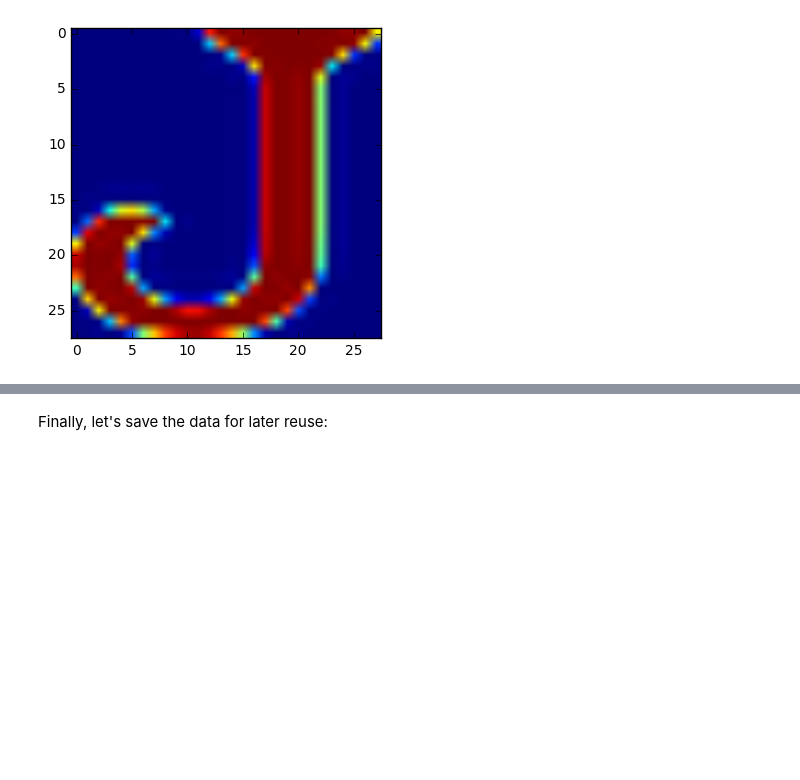
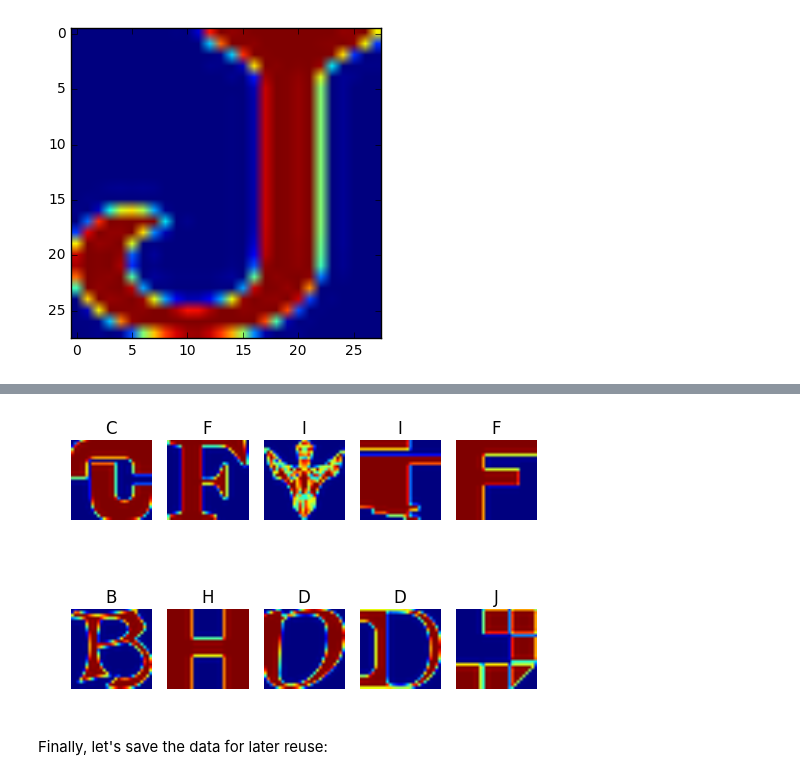
Before and after one commit to ShraddhaSurana/DeepLearning-Udacity, a Jupyter notebook: 1_notmnist.ipynb, the cells around one changed output, grey strips where cells are left out. Drawn from its saved outputs; the diff is of its cells as text; code cells hidden in the pictures; blank space fills up the shorter version.

```diff
--- a/1_notmnist.ipynb
+++ b/1_notmnist.ipynb
@@ -454,3 +457,7 @@ ValueError: num must be 1 <= num <= 8, not 9
+# %%
+display_images_after_shuffle(valid_dataset, valid_labels)
+# %% [output]
+[figure, added]
 # %% [markdown]
 Finally, let's save the data for later reuse:
 # %%
```
Also changed, not shown: parts of 4 cells of this notebook, 1 other file.
